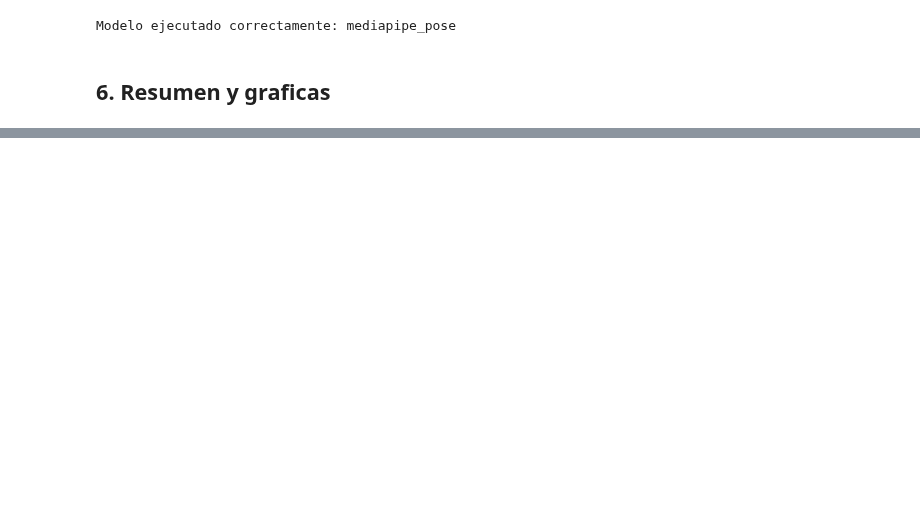
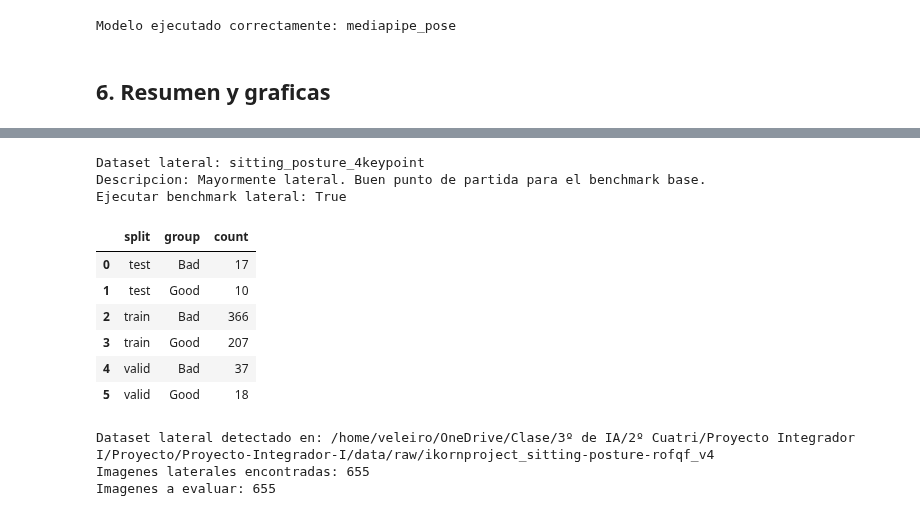
Before and after one commit to Veleiroo/Proyecto-Integrador-I, a Jupyter notebook: notebooks/pose_benchmark/01_pose_benchmark_ergonomia.ipynb, the cells around one changed output, grey strips where cells are left out. Cells and saved outputs as stored; diff of their text form; code cells hidden in the pictures; blank space fills up the shorter version.

```diff
--- a/notebooks/pose_benchmark/01_pose_benchmark_ergonomia.ipynb
+++ b/notebooks/pose_benchmark/01_pose_benchmark_ergonomia.ipynb
@@ -1077,0 +1133,72 @@ Resultados guardados en: /home/veleiro/OneDrive/Clase/3º de IA/2º Cuatri/Proye
+# %%
+SIDE_VIEW_DATASET_KEY = "sitting_posture_4keypoint"
+SIDE_VIEW_DATASET = DATASETS[SIDE_VIEW_DATASET_KEY]
+SIDE_VIEW_SUBSET_DIR = PROJECT_ROOT / "data" / "pose_subset" / SIDE_VIEW_DATASET_KEY
+SIDE_VIEW_IMAGE_LIMIT = int(os.environ["POSE_SIDEVIEW_BENCHMARK_LIMIT"]) if os.getenv("POSE_SIDEVIEW_BENCHMARK_LIMIT") else EVALUATION_IMAGE_LIMIT
+RUN_SIDE_VIEW_BENCHMARK = os.getenv("POSE_RUN_SIDEVIEW_BENCHMARK", "1") == "1"
+
+print("Dataset lateral:", SIDE_VIEW_DATASET_KEY)
+print("Descripcion:", SIDE_VIEW_DATASET["notes"])
+print("Ejecutar benchmark lateral:", RUN_SIDE_VIEW_BENCHMARK)
+
+
+def prepare_benchmark_manifests(dataset_key: str, subset_dir: Path) -> tuple[Path | None, list[dict], list[dict], list[dict]]:
+    dataset_root = resolve_dataset_root(dataset_key)
+    if dataset_root is None:
+        return None, [], [], []
+
+    source_root = dataset_root / "images" if (dataset_root / "images").exists() else dataset_root
+    records = collect_image_records(source_root, dataset_root=dataset_root)
+    subset_manifest = build_subset(
+        records,
+        subset_dir,
+        max_per_group=SUBSET_MAX_PER_GROUP,
+        max_total=SUBSET_MAX_TOTAL,
+    )
+    full_manifest = [
+        {
+            "index": index,
+            "group": record["group"],
+            "split": record["split"],
+            "source_path": str(record["image_path"]),
+            "subset_path": str(record["image_path"]),
+        }
+        for index, record in enumerate(records, start=1)
+    ]
+    evaluation_manifest = full_manifest if EVALUATION_MODE == "full_dataset" else subset_manifest
+    return dataset_root, records, subset_manifest, evaluation_manifest
+
+
+sideview_root, sideview_records, sideview_subset_manifest, sideview_evaluation_manifest = prepare_benchmark_manifests(
+    SIDE_VIEW_DATASET_KEY,
+    SIDE_VIEW_SUBSET_DIR,
+)
+
+if sideview_root is None:
+    print("Dataset lateral no encontrado.")
+else:
+    sideview_df = pd.DataFrame(sideview_records)
+    display(
+        sideview_df.groupby(["split", "group"], dropna=False)
+        .size()
+        .rename("count")
+        .reset_index()
+        .sort_values(["split", "group"])
+    )
+    print("Dataset lateral detectado en:", sideview_root)
+    print("Imagenes laterales encontradas:", len(sideview_records))
+    print("Imagenes a evaluar:", len(sideview_evaluation_manifest))
+# %% [output]
+Dataset lateral: sitting_posture_4keypoint
+Descripcion: Mayormente lateral. Buen punto de partida para el benchmark base.
+Ejecutar benchmark lateral: True
+|  | split | group | count |
+| 0 | test | Bad | 17 |
+| 1 | test | Good | 10 |
+| 2 | train | Bad | 366 |
+| 3 | train | Good | 207 |
+| 4 | valid | Bad | 37 |
+| 5 | valid | Good | 18 |
+Dataset lateral detectado en: /home/veleiro/OneDrive/Clase/3º de IA/2º Cuatri/Proyecto Integrador I/Proyecto/Proyecto-Integrador-I/data/raw/ikornproject_sitting-posture-rofqf_v4
+Imagenes laterales encontradas: 655
+Imagenes a evaluar: 655
```
Also changed, not shown: parts of 7 cells of this notebook, 13 other files.
